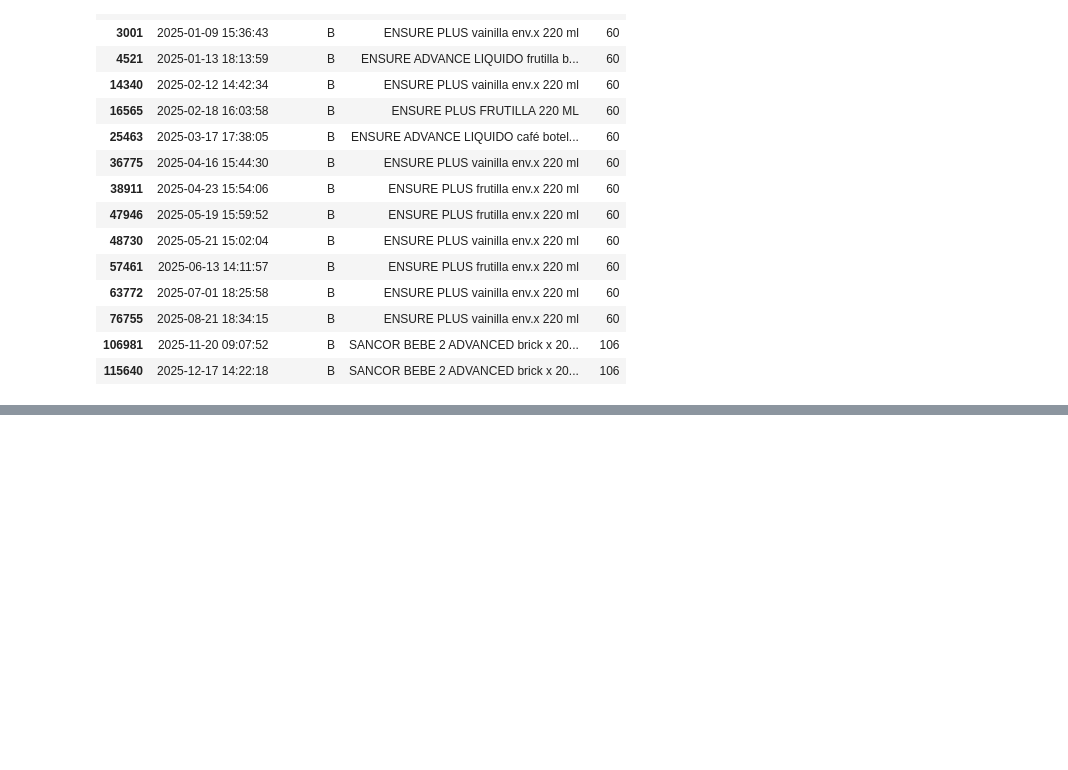
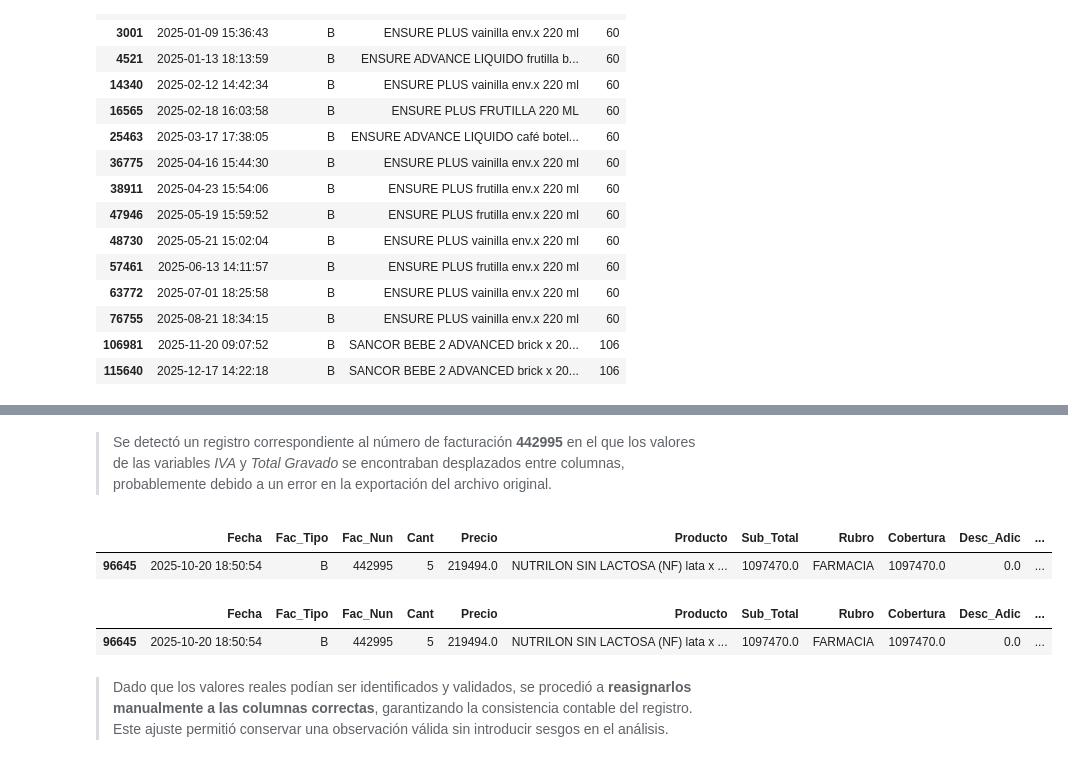
Before and after one commit to 4GeeksAcademy/sp-ml-20-final-project-g2, a Jupyter notebook: src/eda-ineta.ipynb, the cells around one changed output, grey strips where cells are left out. Cells and saved outputs as stored; diff of their text form; code cells hidden in the pictures; blank space fills up the shorter version.

Commit message:
[eda] wip: variables numéricas

```diff
--- a/src/eda-ineta.ipynb
+++ b/src/eda-ineta.ipynb
@@ -1024,0 +993,12 @@ df.loc[df['Precio'] > 150000]
+# %%
+# To delete the row 19345 with invoice number 391841
+df = df[df['Fac_Nun'] != 391841]
+# %% [markdown]
+> Se detectó un registro correspondiente al número de facturación **442995** en el que los valores de las variables *IVA* y *Total Gravado* se encontraban desplazados entre columnas, probablemente debido a un error en la exportación del archivo original.
+# %%
+# Identify the row
+mask = df['Fac_Nun'] == 442995
+df.loc[mask]
+# %% [output]
+|  | Fecha | Fac_Tipo | Fac_Nun | Cant | Precio | Producto | Sub_Total | Rubro | Cobertura | Desc_Adic | ... |
+| 96645 | 2025-10-20 18:50:54 | B | 442995 | 5 | 219494.0 | NUTRILON SIN LACTOSA (NF) lata x ... | 1097470.0 | FARMACIA | 1097470.0 | 0.0 | ... |
@@ -1024,0 +1008,8 @@ df.loc[df['Precio'] > 150000]
+# %%
+mask = df['Fac_Nun'] == 442995
+df.loc[mask]
+# %% [output]
+|  | Fecha | Fac_Tipo | Fac_Nun | Cant | Precio | Producto | Sub_Total | Rubro | Cobertura | Desc_Adic | ... |
+| 96645 | 2025-10-20 18:50:54 | B | 442995 | 5 | 219494.0 | NUTRILON SIN LACTOSA (NF) lata x ... | 1097470.0 | FARMACIA | 1097470.0 | 0.0 | ... |
+# %% [markdown]
+> Dado que los valores reales podían ser identificados y validados, se procedió a **reasignarlos manualmente a las columnas correctas**, garantizando la consistencia contable del registro. Este ajuste permitió conservar una observación válida sin introducir sesgos en el análisis.
```
Also changed, not shown: parts of 17 cells of this notebook.
